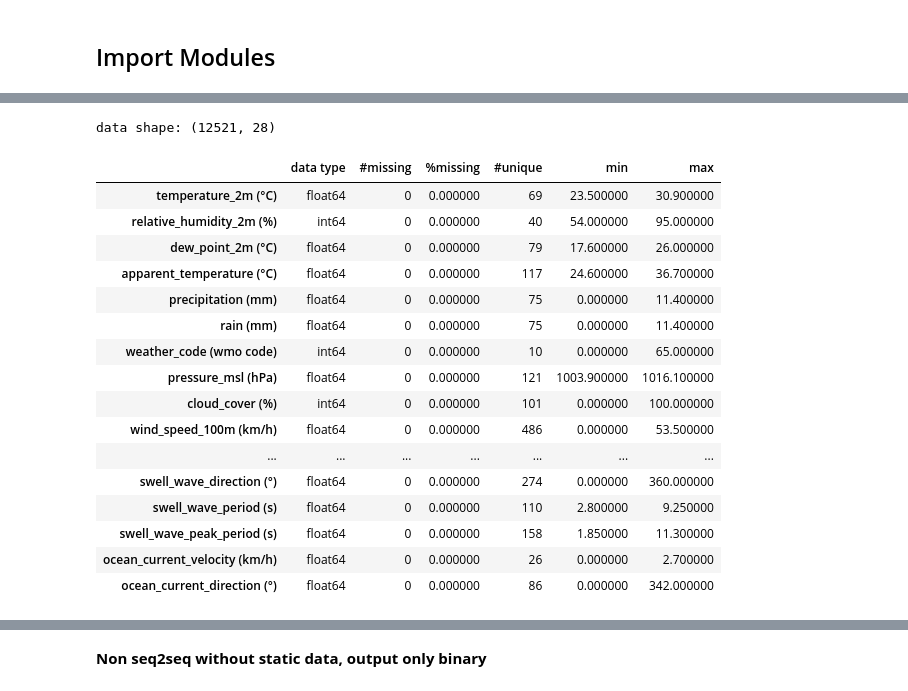
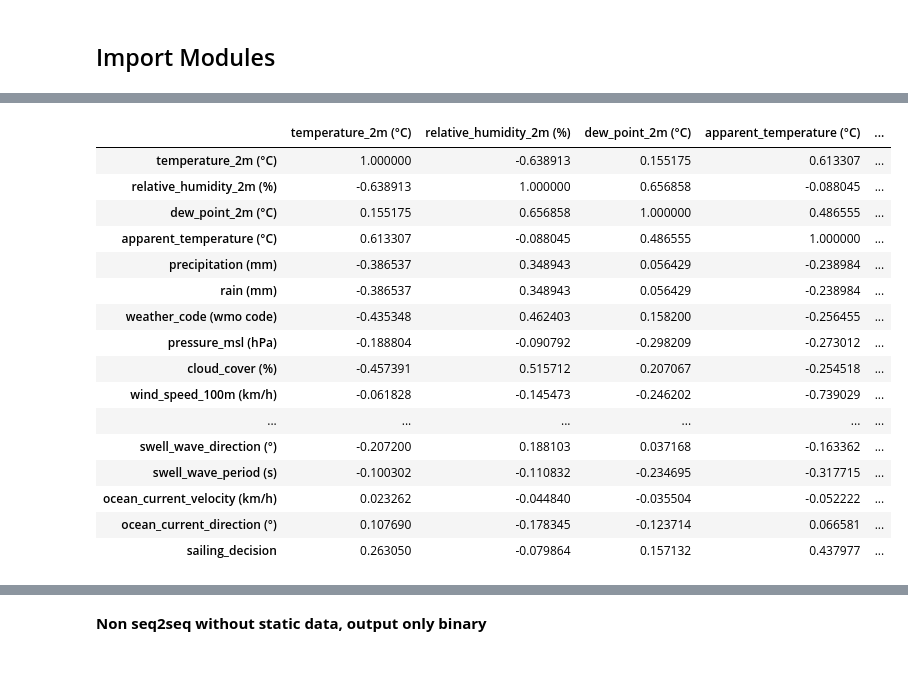
Before and after one commit to Jordinia/Marine-Energy-Project, a Jupyter notebook: proyekMarine_rapi.ipynb, the cells around one changed output, grey strips where cells are left out. Cells and saved outputs as stored; diff of their text form; code cells hidden in the pictures.

```diff
--- a/proyekMarine_rapi.ipynb
+++ b/proyekMarine_rapi.ipynb
@@ -104,0 +61,6 @@ Index(['temperature_2m (°C)', 'relative_humidity_2m (%)', 'dew_point_2m (°C)',
+# %%
+object_cols = data.select_dtypes(include=['object']).columns
+df = data.drop(columns=object_cols)
+df = df.drop(columns=['wind_wave_peak_period (s)', 'swell_wave_peak_period (s)'])
+df = df.dropna()
+summary(df).style.background_gradient(cmap='Blues')
@@ -105,21 +86,22 @@ Index(['temperature_2m (°C)', 'relative_humidity_2m (%)', 'dew_point_2m (°C)',
+# %%
+corr_matrix = df.corr()
 # %%
-summary(df).style.background_gradient(cmap='Blues')
+corr_matrix.style.background_gradient(cmap='Blues')
 # %% [output]
-data shape: (12521, 28)
-|  | data type | #missing | %missing | #unique | min | max |
-| temperature_2m (°C) | float64 | 0 | 0.000000 | 69 | 23.500000 | 30.900000 |
-| relative_humidity_2m (%) | int64 | 0 | 0.000000 | 40 | 54.000000 | 95.000000 |
-| dew_point_2m (°C) | float64 | 0 | 0.000000 | 79 | 17.600000 | 26.000000 |
-| apparent_temperature (°C) | float64 | 0 | 0.000000 | 117 | 24.600000 | 36.700000 |
-| precipitation (mm) | float64 | 0 | 0.000000 | 75 | 0.000000 | 11.400000 |
-| rain (mm) | float64 | 0 | 0.000000 | 75 | 0.000000 | 11.400000 |
-| weather_code (wmo code) | int64 | 0 | 0.000000 | 10 | 0.000000 | 65.000000 |
-| pressure_msl (hPa) | float64 | 0 | 0.000000 | 121 | 1003.900000 | 1016.100000 |
-| cloud_cover (%) | int64 | 0 | 0.000000 | 101 | 0.000000 | 100.000000 |
-| wind_speed_100m (km/h) | float64 | 0 | 0.000000 | 486 | 0.000000 | 53.500000 |
-| ... | ... | ... | ... | ... | ... | ... |
-| swell_wave_direction (°) | float64 | 0 | 0.000000 | 274 | 0.000000 | 360.000000 |
-| swell_wave_period (s) | float64 | 0 | 0.000000 | 110 | 2.800000 | 9.250000 |
-| swell_wave_peak_period (s) | float64 | 0 | 0.000000 | 158 | 1.850000 | 11.300000 |
-| ocean_current_velocity (km/h) | float64 | 0 | 0.000000 | 26 | 0.000000 | 2.700000 |
-| ocean_current_direction (°) | float64 | 0 | 0.000000 | 86 | 0.000000 | 342.000000 |
+|  | temperature_2m (°C) | relative_humidity_2m (%) | dew_point_2m (°C) | apparent_temperature (°C) | ... |
+| temperature_2m (°C) | 1.000000 | -0.638913 | 0.155175 | 0.613307 | ... |
+| relative_humidity_2m (%) | -0.638913 | 1.000000 | 0.656858 | -0.088045 | ... |
+| dew_point_2m (°C) | 0.155175 | 0.656858 | 1.000000 | 0.486555 | ... |
+| apparent_temperature (°C) | 0.613307 | -0.088045 | 0.486555 | 1.000000 | ... |
+| precipitation (mm) | -0.386537 | 0.348943 | 0.056429 | -0.238984 | ... |
+| rain (mm) | -0.386537 | 0.348943 | 0.056429 | -0.238984 | ... |
+| weather_code (wmo code) | -0.435348 | 0.462403 | 0.158200 | -0.256455 | ... |
+| pressure_msl (hPa) | -0.188804 | -0.090792 | -0.298209 | -0.273012 | ... |
+| cloud_cover (%) | -0.457391 | 0.515712 | 0.207067 | -0.254518 | ... |
+| wind_speed_100m (km/h) | -0.061828 | -0.145473 | -0.246202 | -0.739029 | ... |
+| ... | ... | ... | ... | ... | ... |
+| swell_wave_direction (°) | -0.207200 | 0.188103 | 0.037168 | -0.163362 | ... |
+| swell_wave_period (s) | -0.100302 | -0.110832 | -0.234695 | -0.317715 | ... |
+| ocean_current_velocity (km/h) | 0.023262 | -0.044840 | -0.035504 | -0.052222 | ... |
+| ocean_current_direction (°) | 0.107690 | -0.178345 | -0.123714 | 0.066581 | ... |
+| sailing_decision | 0.263050 | -0.079864 | 0.157132 | 0.437977 | ... |
```
Also changed, not shown: parts of 20 cells of this notebook, 19 other files.
